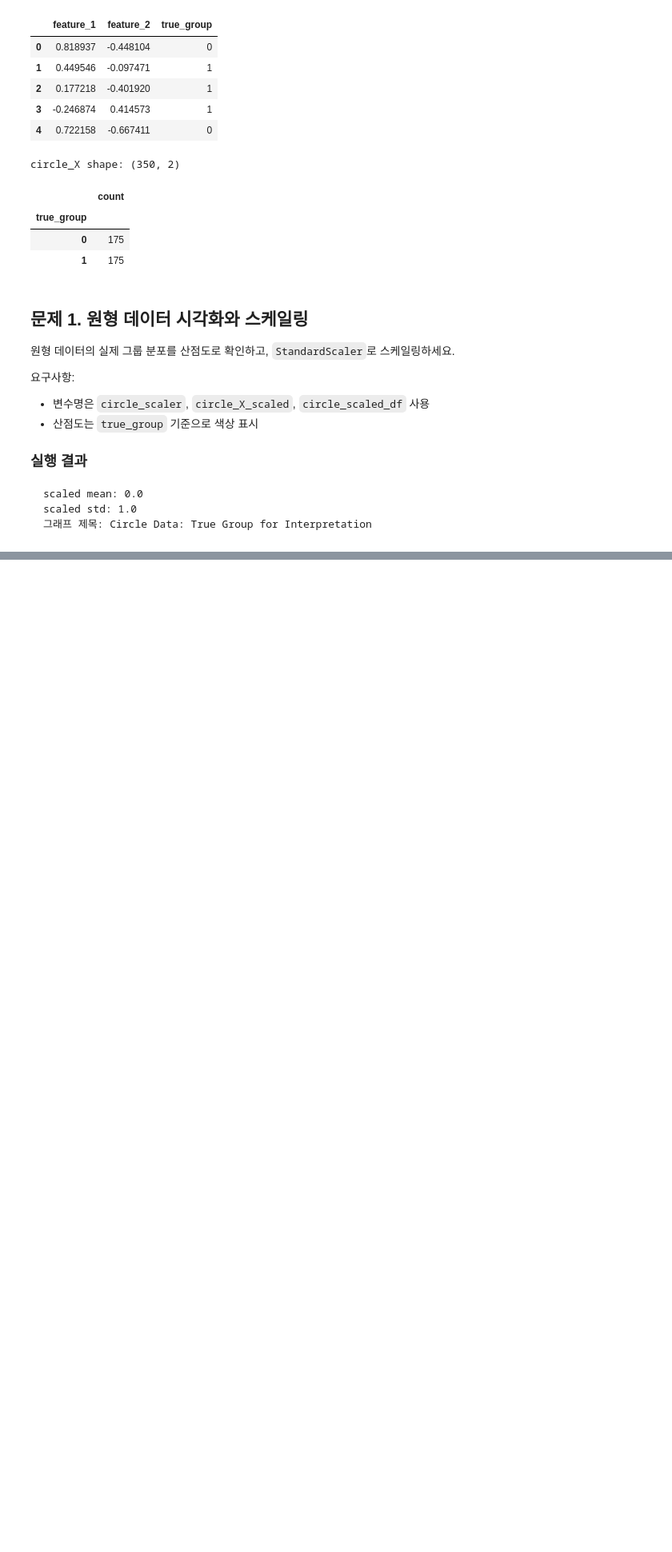
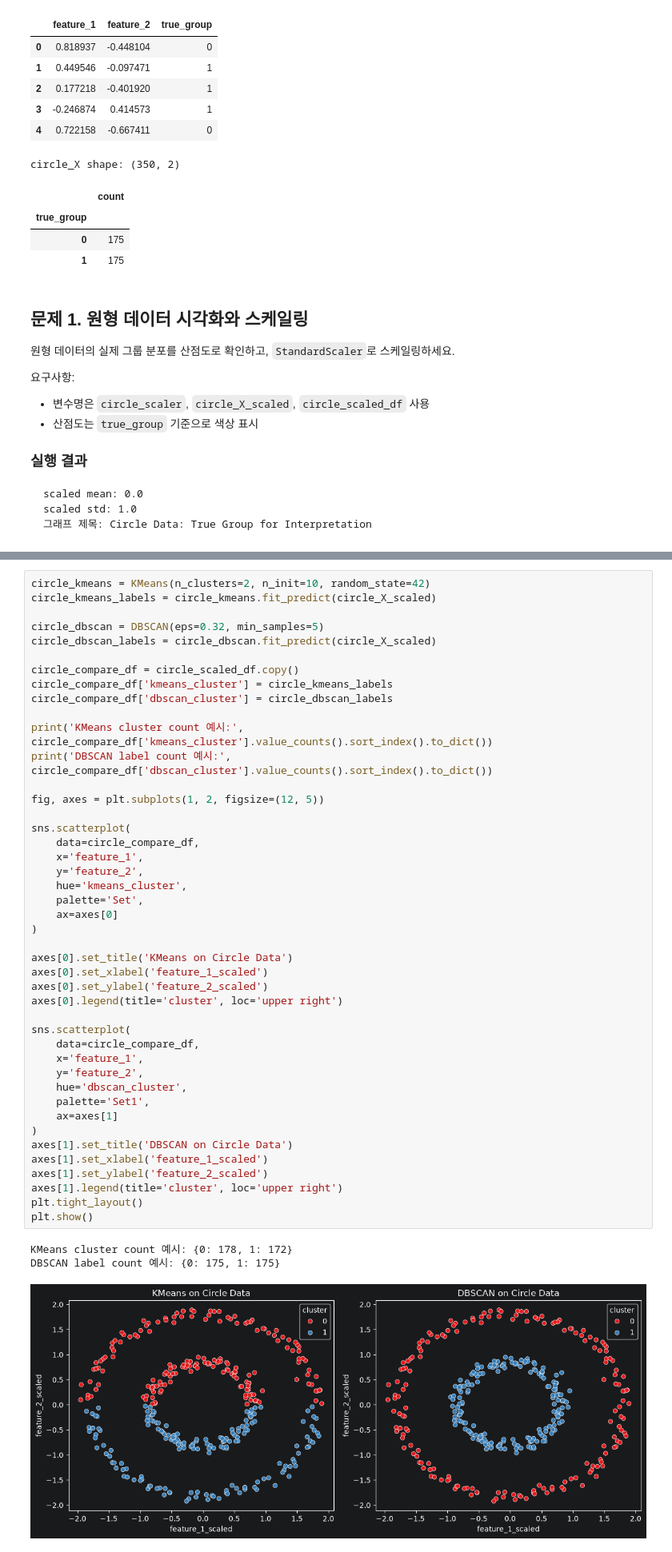
Before and after one commit to Gitcatho-skn-family-sjh/06_machine_learning, a Jupyter notebook: 07_unsupervised_learning/practice/02_dbscan_practice.ipynb, the cells around one changed output, grey strips where cells are left out. Shown at 80% size. Saved outputs shown, nothing was run; the diff lists cells and outputs as text; blank space fills up the shorter version.

````diff
--- a/07_unsupervised_learning/practice/02_dbscan_practice.ipynb
+++ b/07_unsupervised_learning/practice/02_dbscan_practice.ipynb
@@ -81,4 +113,52 @@ DBSCAN label count 예시: {0: 175, 1: 175}
 ```
+# %%
+circle_kmeans = KMeans(n_clusters=2, n_init=10, random_state=42)
+circle_kmeans_labels = circle_kmeans.fit_predict(circle_X_scaled)
+
+circle_dbscan = DBSCAN(eps=0.32, min_samples=5)
+circle_dbscan_labels = circle_dbscan.fit_predict(circle_X_scaled)
+
+circle_compare_df = circle_scaled_df.copy()
+circle_compare_df['kmeans_cluster'] = circle_kmeans_labels
+circle_compare_df['dbscan_cluster'] = circle_dbscan_labels
+
+print('KMeans cluster count 예시:', circle_compare_df['kmeans_cluster'].value_counts().sort_index().to_dict())
+print('DBSCAN label count 예시:', circle_compare_df['dbscan_cluster'].value_counts().sort_index().to_dict())
+
+fig, axes = plt.subplots(1, 2, figsize=(12, 5))
+
+sns.scatterplot(
+    data=circle_compare_df,
+    x='feature_1',
+    y='feature_2',
+    hue='kmeans_cluster',
+    palette='Set',
+    ax=axes[0]
+)
+
+axes[0].set_title('KMeans on Circle Data')
+axes[0].set_xlabel('feature_1_scaled')
+axes[0].set_ylabel('feature_2_scaled')
+axes[0].legend(title='cluster', loc='upper right')
+
+sns.scatterplot(
+    data=circle_compare_df,
+    x='feature_1',
+    y='feature_2',
+    hue='dbscan_cluster',
+    palette='Set1',
+    ax=axes[1]
+)
+axes[1].set_title('DBSCAN on Circle Data')
+axes[1].set_xlabel('feature_1_scaled')
+axes[1].set_ylabel('feature_2_scaled')
+axes[1].legend(title='cluster', loc='upper right')
+plt.tight_layout()
+plt.show()
+# %% [output]
+KMeans cluster count 예시: {0: 178, 1: 172}
+DBSCAN label count 예시: {0: 175, 1: 175}
+[figure, added]
 # %% [markdown]
 ## 문제 3. `eps`, `min_samples` 변화 비교
 
````
Also changed, not shown: parts of 3 cells of this notebook, 4 other files.
